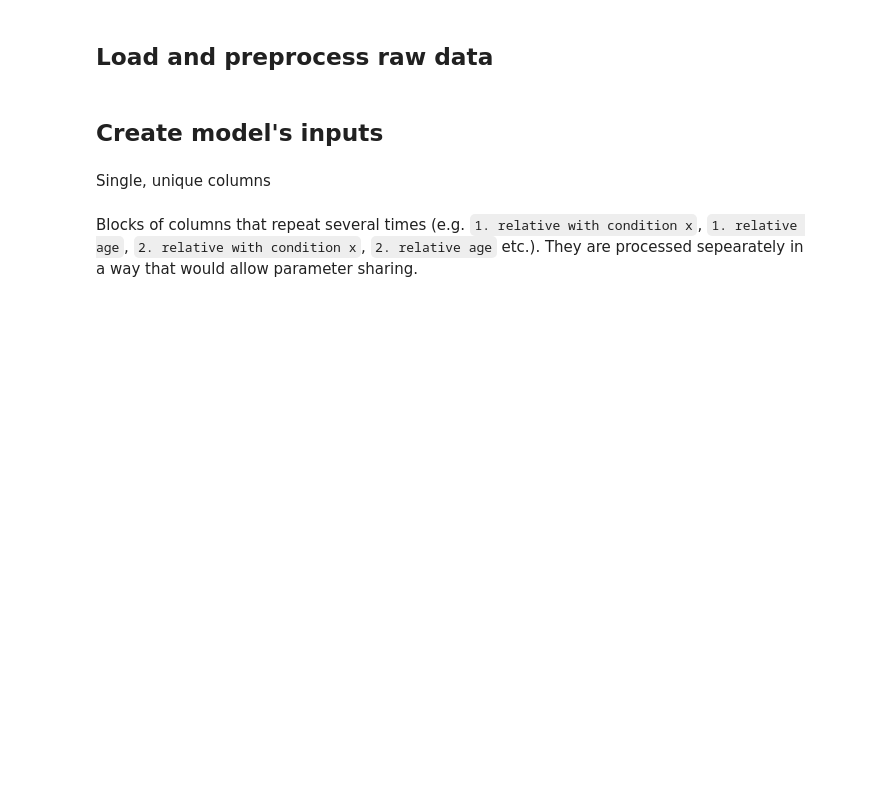
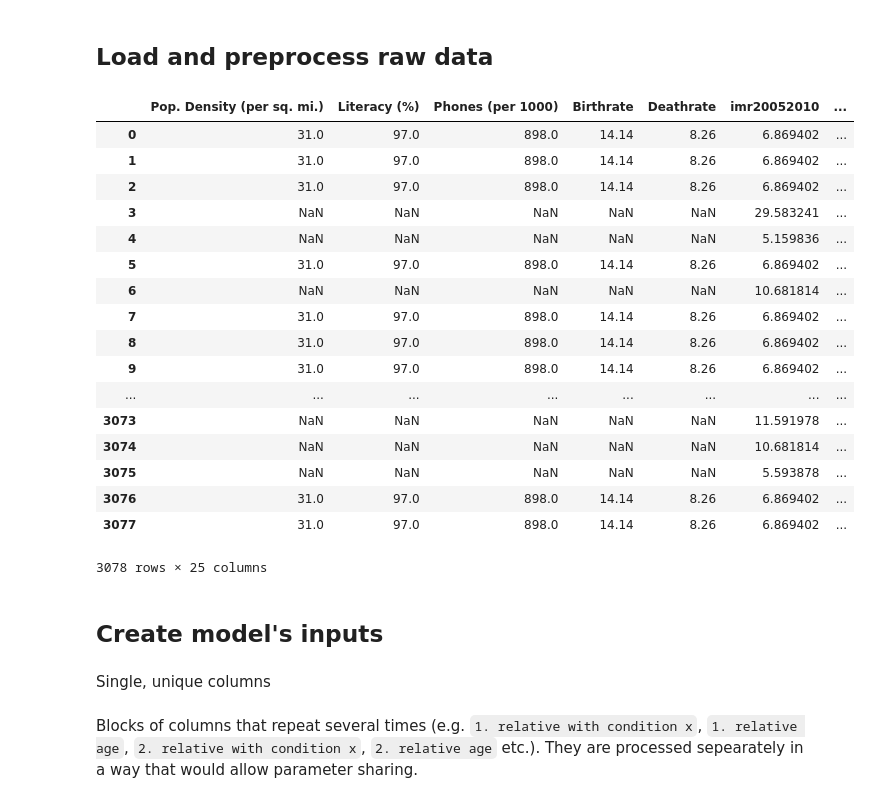
Before and after one commit to skarakulak/NYULH_Breast_Cancer_Optimal_Therapy, a Jupyter notebook: DataPrep.ipynb, the cells around one changed output. Saved outputs shown, nothing was run; the diff lists cells and outputs as text; code cells hidden in the pictures; blank space fills up the shorter version.

```diff
--- a/DataPrep.ipynb
+++ b/DataPrep.ipynb
@@ -54,6 +54,27 @@ rep_cols_np = [
 # %%
 # get features for country of origin columns
 country_of_origin_data = get_country_of_origin_data(medData)
+# %%
+country_of_origin_data[1][1]
+# %% [output]
+|  | Pop. Density (per sq. mi.) | Literacy (%) | Phones (per 1000) | Birthrate | Deathrate | imr20052010 | ... |
+| 0 | 31.0 | 97.0 | 898.0 | 14.14 | 8.26 | 6.869402 | ... |
+| 1 | 31.0 | 97.0 | 898.0 | 14.14 | 8.26 | 6.869402 | ... |
+| 2 | 31.0 | 97.0 | 898.0 | 14.14 | 8.26 | 6.869402 | ... |
+| 3 | NaN | NaN | NaN | NaN | NaN | 29.583241 | ... |
+| 4 | NaN | NaN | NaN | NaN | NaN | 5.159836 | ... |
+| 5 | 31.0 | 97.0 | 898.0 | 14.14 | 8.26 | 6.869402 | ... |
+| 6 | NaN | NaN | NaN | NaN | NaN | 10.681814 | ... |
+| 7 | 31.0 | 97.0 | 898.0 | 14.14 | 8.26 | 6.869402 | ... |
+| 8 | 31.0 | 97.0 | 898.0 | 14.14 | 8.26 | 6.869402 | ... |
+| 9 | 31.0 | 97.0 | 898.0 | 14.14 | 8.26 | 6.869402 | ... |
+| ... | ... | ... | ... | ... | ... | ... | ... |
+| 3073 | NaN | NaN | NaN | NaN | NaN | 11.591978 | ... |
+| 3074 | NaN | NaN | NaN | NaN | NaN | 10.681814 | ... |
+| 3075 | NaN | NaN | NaN | NaN | NaN | 5.593878 | ... |
+| 3076 | 31.0 | 97.0 | 898.0 | 14.14 | 8.26 | 6.869402 | ... |
+| 3077 | 31.0 | 97.0 | 898.0 | 14.14 | 8.26 | 6.869402 | ... |
+3078 rows × 25 columns
 # %%
 # mixed_cols=[]
 # for ii, (a,b) in enumerate(medData.dtypes.iteritems()):
```
Also changed, not shown: parts of 12 cells of this notebook.
